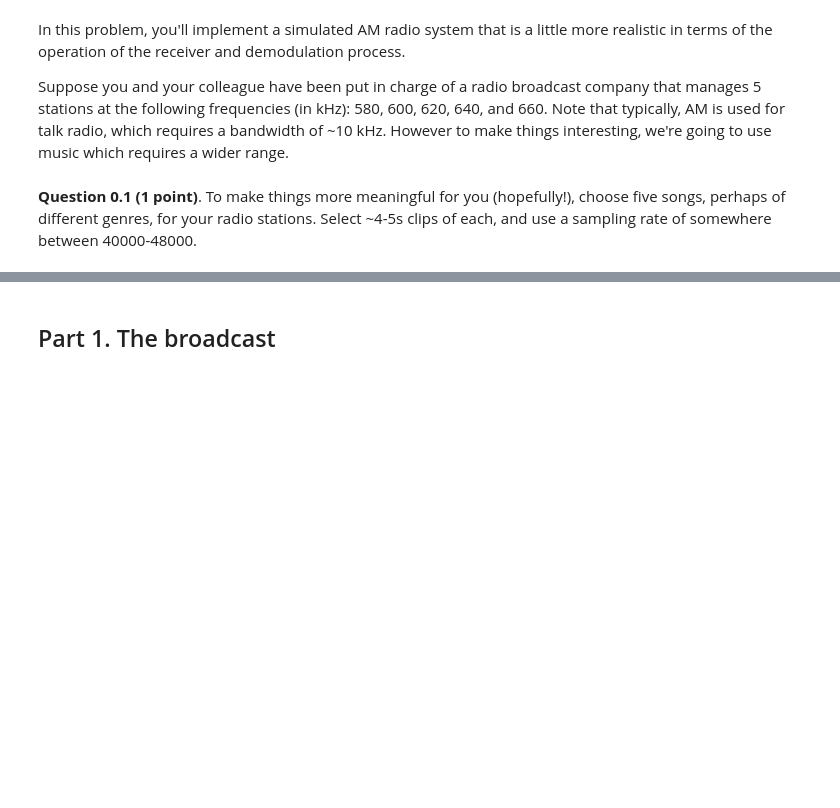
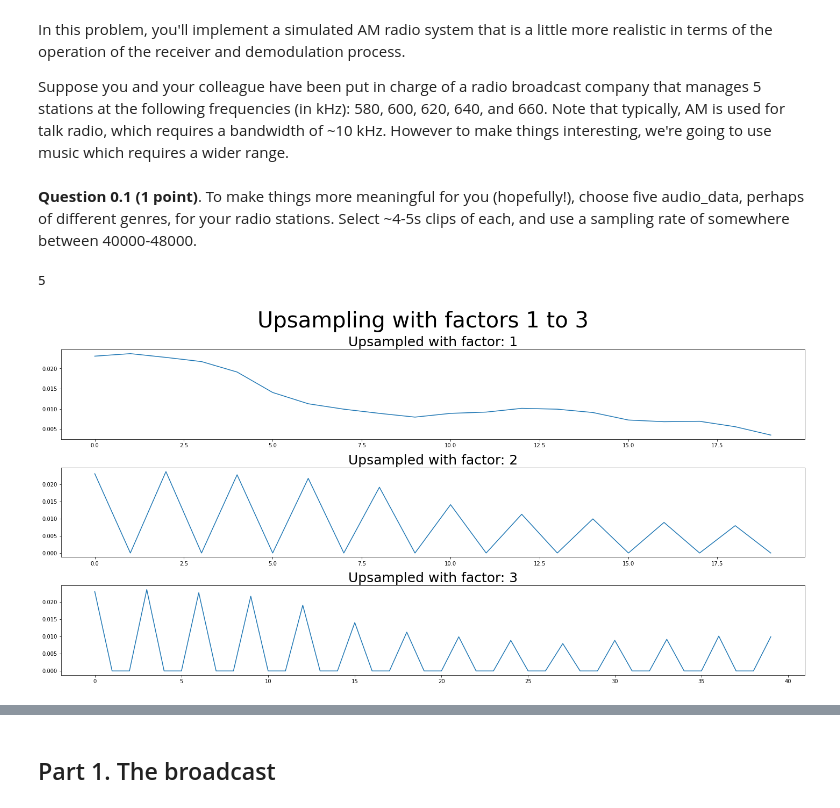
Before and after one commit to halab1t/AM-radio, a Jupyter notebook: AM-Radio.ipynb, the cells around one changed output, grey strips where cells are left out. Saved outputs shown, nothing was run; the diff lists cells and outputs as text; code cells hidden in the pictures; blank space fills up the shorter version.

Commit message:
Initial commit: upsampling done

```diff
--- a/AM-Radio.ipynb
+++ b/AM-Radio.ipynb
@@ -11,6 +11,6 @@ In this problem, you'll implement a simulated AM radio system that is a little m
 
 Suppose you and your colleague have been put in charge of a radio broadcast company that manages 5 stations at the following frequencies (in kHz): 580, 600, 620, 640, and 660. Note that typically, AM is used for talk radio, which requires a bandwidth of ~10 kHz. However to make things interesting, we're going to use music which requires a wider range.
 # %% [markdown]
-**Question 0.1 (1 point)**. To make things more meaningful for you (hopefully!), choose five songs, perhaps of different genres, for your radio stations. Select ~4-5s clips of each, and use a sampling rate of somewhere between 40000-48000.
+**Question 0.1 (1 point)**. To make things more meaningful for you (hopefully!), choose five audio_data, perhaps of different genres, for your radio stations. Select ~4-5s clips of each, and use a sampling rate of somewhere between 40000-48000.
 # %%
 # Prepare some samples and load them in here.
@@ -27,35 +27,48 @@ Suppose you and your colleague have been put in charge of a radio broadcast comp
 # song_1 = np.array(channel_0, dtype=np.float64) / np.max(channel_0)
+# %%
+## Upsample by zero insertion, adding n-1 zeros between elements
+def upsample(signal: np.ndarray, n: int):
+    N = len(signal)
+    out = np.zeros(N*n)
+
+    for i in range(0,N):
+        out[n*i] = signal[i]
+
+    return out
 # %%
-input_audio0 = wavfile.read("flashingLights.wav")
-input_audio1 = wavfile.read("favorite.wav")
-input_audio2 = wavfile.read("newYork.wav")
-input_audio3 = wavfile.read("photograph.wav")
-input_audio4 = wavfile.read("redroom.wav")
+wav_files = [
+    wavfile.read("flashingLights.wav"),
+    wavfile.read("favorite.wav"),
+    wavfile.read("newYork.wav"),
+    wavfile.read("photograph.wav"),
+    wavfile.read("redroom.wav")
+]
 
-sample_rate = input_audio0[0]
-sample_rate1 = input_audio1[0]
-sample_rate2 = input_audio2[0]
-sample_rate3 = input_audio3[0]
-sample_rate4 = input_audio4[0]
+# Get float arrays of audio data
+wav_data = [ wav[1][:,0] for wav in wav_files ]
+audio_data = [ np.array(channel, dtype=np.float64) / np.max(channel) for channel in wav_data]
 
-channel_0 = input_audio0[1][:,0]
-channel_01 = input_audio1[1][:,0]
-channel_02 = input_audio2[1][:,0]
-channel_03 = input_audio3[1][:,0]
-channel_04 = input_audio4[1][:,0]
+file_lengths = [ len(channel) for channel in wav_data]
+sample_rates = [ wav[0] for wav in wav_files ]
+sample_rate = 48000 # Use 48000 as sample rate for all songs
 
-song_1 = np.array(channel_0, dtype=np.float64) / np.max(channel_0)
-song_1_audio = Audio(song_1, rate= sample_rate)
-
-song_2 = np.array(channel_01, dtype=np.float64) / np.max(channel_01)
-song_2_audio = Audio(song_2, rate = sample_rate1)
-
-song_3 = np.array(channel_02, dtype=np.float64) / np.max(channel_02)
-song_3_audio = Audio(song_3, rate = sample_rate2)
-
-song_4 = np.array(channel_03, dtype=np.float64) / np.max(channel_03)
-song_3_audio = Audio(song_4, rate = sample_rate3)
-
-
-song_5 = np.array(channel_04, dtype=np.float64) / np.max(channel_04)
-song_3_audio = Audio(song_5, rate = sample_rate4)
+# Shorten files to the length of the smallest audio sample
+min_file_length = np.min(file_lengths)
+for i in range(len(audio_data)):
+    if len(audio_data[i]) > min_file_length:
+        audio_data[i] = audio_data[i][:min_file_length]
+# %% [output]
+5
+# %%
+M = 3
+fig,axs = plt.subplots(3, figsize=(20,10))
+fig.suptitle("Upsampling with factors 1 to 3", fontsize=40)
+for m in range(0,M):
+    if m != 0:
+        axs[m].plot(upsample(audio_data[2],m+1)[:20*m])
+    else:
+        axs[m].plot(audio_data[2][:20])
+    axs[m].set_title(f"Upsampled with factor: {m+1}", fontsize=25)
+fig.tight_layout()
+# %% [output]
+[figure, added]
```
Also changed, not shown: parts of 6 cells of this notebook.
